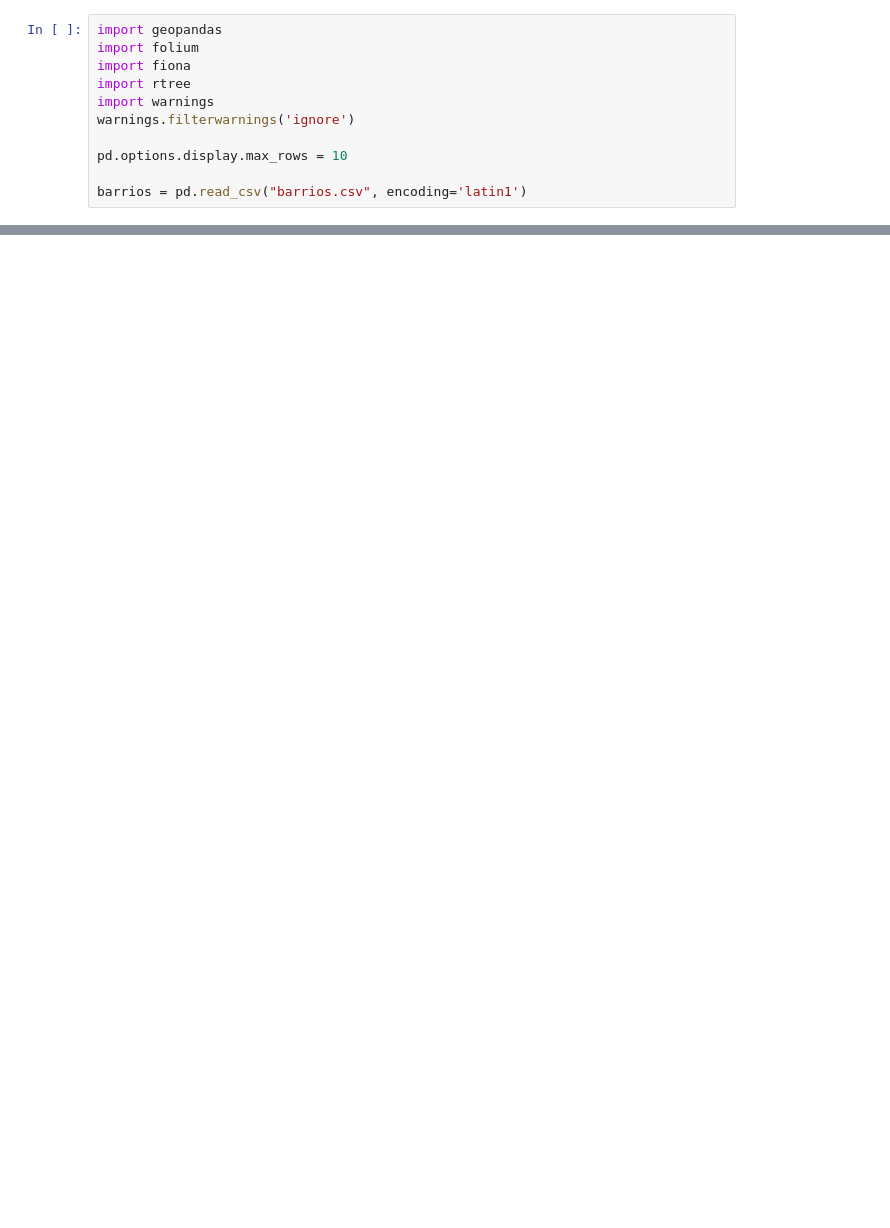
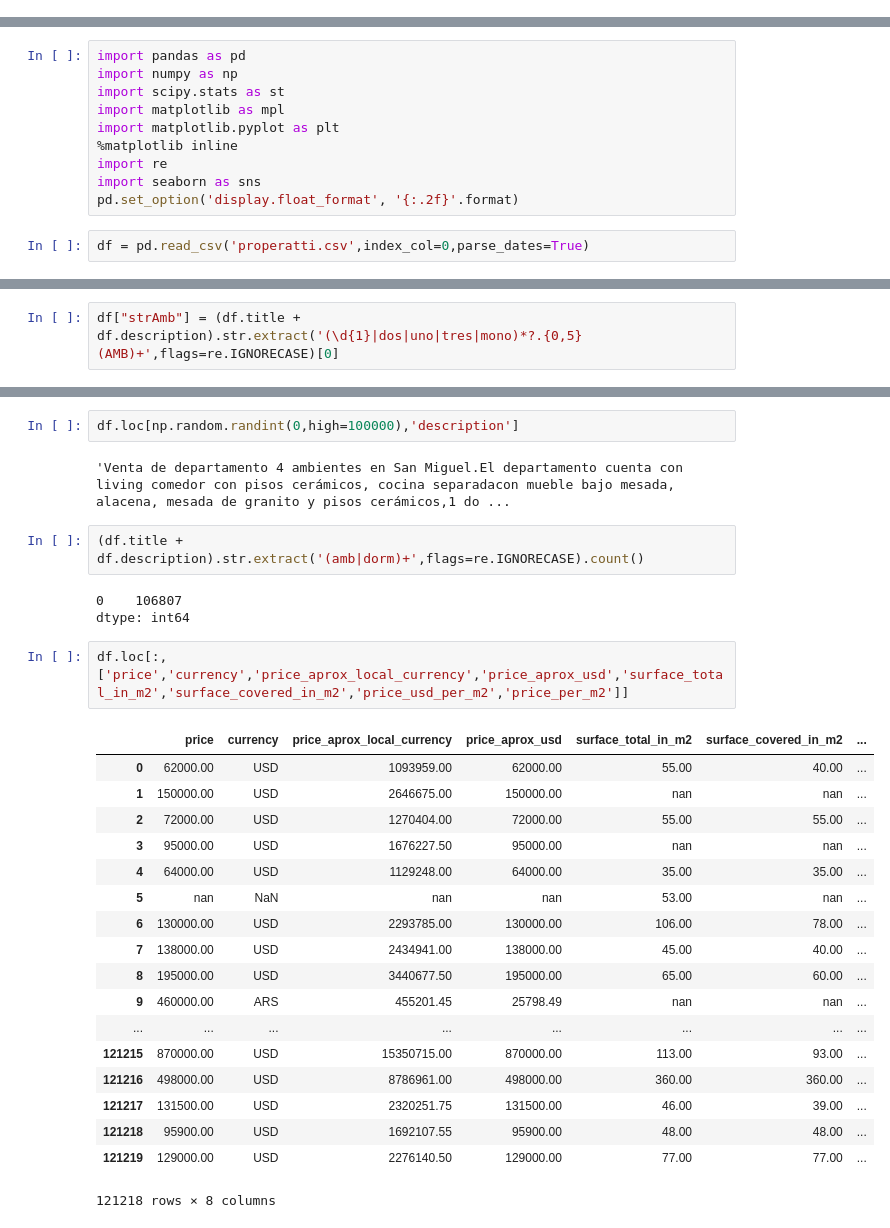
Before and after one commit to marxMT/dhGrupo8, a Jupyter notebook: phnote.ipynb, the cells around one changed output, grey strips where cells are left out. Drawn from its saved outputs; the diff is of its cells as text; blank space fills up the shorter version.

```diff
--- a/phnote.ipynb
+++ b/phnote.ipynb
@@ -961,11 +0,0 @@ df_serv['description'][15]
-# %%
-import geopandas
-import folium
-import fiona
-import rtree
-import warnings
-warnings.filterwarnings('ignore')
-
-pd.options.display.max_rows = 10
-
-barrios = pd.read_csv("barrios.csv", encoding='latin1')
@@ -1097,0 +1,12 @@ Loading BokehJS ...
+# %%
+import pandas as pd
+import numpy as np
+import scipy.stats as st
+import matplotlib as mpl
+import matplotlib.pyplot as plt
+%matplotlib inline
+import re
+import seaborn as sns
+pd.set_option('display.float_format', '{:.2f}'.format)
+# %%
+df = pd.read_csv('properatti.csv',index_col=0,parse_dates=True)
@@ -1097,0 +67,2 @@ Loading BokehJS ...
+# %%
+df["strAmb"] = (df.title + df.description).str.extract('(\d{1}|dos|uno|tres|mono)*?.{0,5}(AMB)+',flags=re.IGNORECASE)[0]
@@ -1097,0 +105,30 @@ Loading BokehJS ...
+# %%
+df.loc[np.random.randint(0,high=100000),'description']
+# %% [output]
+'Venta de departamento 4 ambientes en San Miguel.El departamento cuenta con living comedor con pisos cerámicos, cocina separadacon mueble bajo mesada, alacena, mesada de granito y pisos cerámicos,1 do ...
+# %%
+(df.title + df.description).str.extract('(amb|dorm)+',flags=re.IGNORECASE).count()
+# %% [output]
+0    106807
+dtype: int64
+# %%
+df.loc[:,['price','currency','price_aprox_local_currency','price_aprox_usd','surface_total_in_m2','surface_covered_in_m2','price_usd_per_m2','price_per_m2']]
+# %% [output]
+|  | price | currency | price_aprox_local_currency | price_aprox_usd | surface_total_in_m2 | surface_covered_in_m2 | ... |
+| 0 | 62000.00 | USD | 1093959.00 | 62000.00 | 55.00 | 40.00 | ... |
+| 1 | 150000.00 | USD | 2646675.00 | 150000.00 | nan | nan | ... |
+| 2 | 72000.00 | USD | 1270404.00 | 72000.00 | 55.00 | 55.00 | ... |
+| 3 | 95000.00 | USD | 1676227.50 | 95000.00 | nan | nan | ... |
+| 4 | 64000.00 | USD | 1129248.00 | 64000.00 | 35.00 | 35.00 | ... |
+| 5 | nan | NaN | nan | nan | 53.00 | nan | ... |
+| 6 | 130000.00 | USD | 2293785.00 | 130000.00 | 106.00 | 78.00 | ... |
+| 7 | 138000.00 | USD | 2434941.00 | 138000.00 | 45.00 | 40.00 | ... |
+| 8 | 195000.00 | USD | 3440677.50 | 195000.00 | 65.00 | 60.00 | ... |
+| 9 | 460000.00 | ARS | 455201.45 | 25798.49 | nan | nan | ... |
+| ... | ... | ... | ... | ... | ... | ... | ... |
+| 121215 | 870000.00 | USD | 15350715.00 | 870000.00 | 113.00 | 93.00 | ... |
+| 121216 | 498000.00 | USD | 8786961.00 | 498000.00 | 360.00 | 360.00 | ... |
+| 121217 | 131500.00 | USD | 2320251.75 | 131500.00 | 46.00 | 39.00 | ... |
+| 121218 | 95900.00 | USD | 1692107.55 | 95900.00 | 48.00 | 48.00 | ... |
+| 121219 | 129000.00 | USD | 2276140.50 | 129000.00 | 77.00 | 77.00 | ... |
+121218 rows × 8 columns
```
Also changed, not shown: parts of 165 cells of this notebook.
